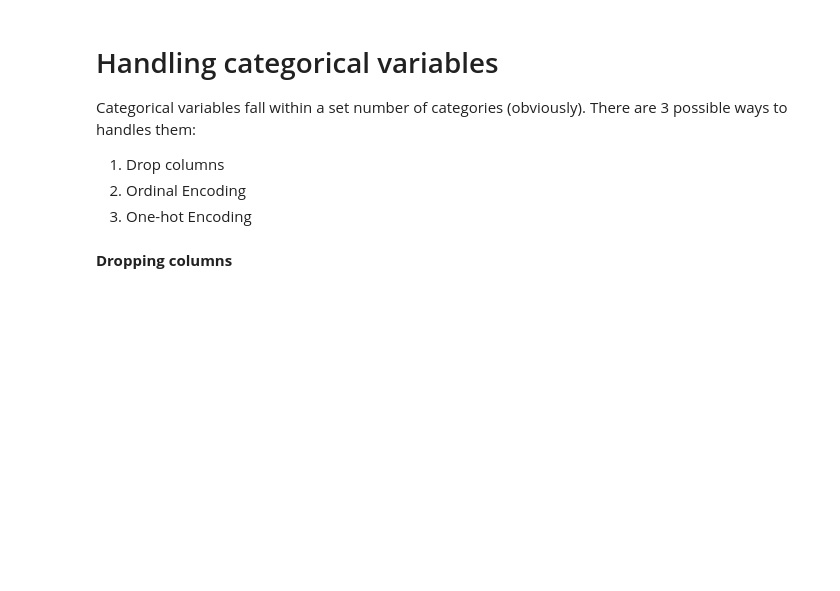
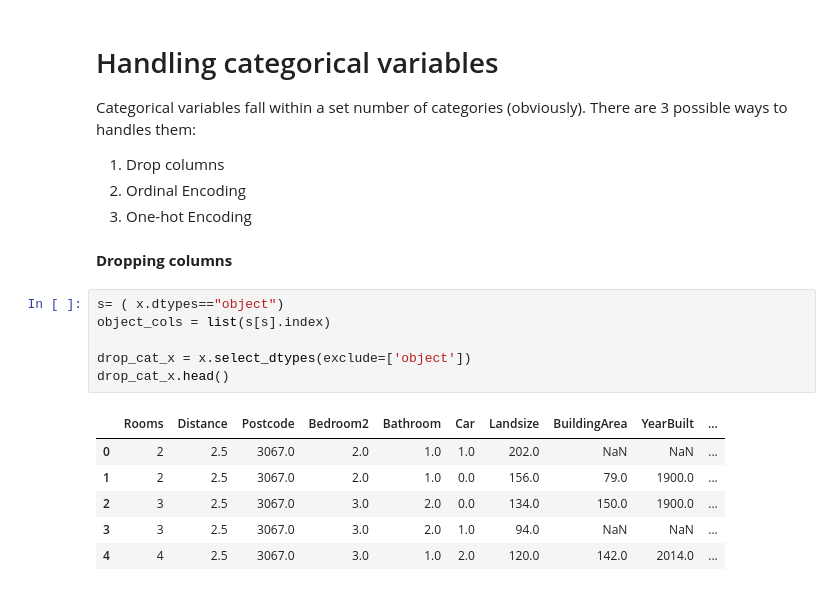
Before and after one commit to the-menna-sherif/Refreshing_ML_Muscle_Memory, a Jupyter notebook: learnersnotebook.ipynb, the cells around one changed output. Saved outputs shown, nothing was run; the diff lists cells and outputs as text; blank space fills up the shorter version.

```diff
--- a/learnersnotebook.ipynb
+++ b/learnersnotebook.ipynb
@@ -273,3 +273,16 @@ Categorical variables fall within a set number of categories (obviously). There
 3.   One-hot Encoding
 # %% [markdown]
 **Dropping columns**
+# %%
+s= ( x.dtypes=="object")
+object_cols = list(s[s].index)
+
+drop_cat_x = x.select_dtypes(exclude=['object'])
+drop_cat_x.head()
+# %% [output]
+|  | Rooms | Distance | Postcode | Bedroom2 | Bathroom | Car | Landsize | BuildingArea | YearBuilt | ... |
+| 0 | 2 | 2.5 | 3067.0 | 2.0 | 1.0 | 1.0 | 202.0 | NaN | NaN | ... |
+| 1 | 2 | 2.5 | 3067.0 | 2.0 | 1.0 | 0.0 | 156.0 | 79.0 | 1900.0 | ... |
+| 2 | 3 | 2.5 | 3067.0 | 3.0 | 2.0 | 0.0 | 134.0 | 150.0 | 1900.0 | ... |
+| 3 | 3 | 2.5 | 3067.0 | 3.0 | 2.0 | 1.0 | 94.0 | NaN | NaN | ... |
+| 4 | 4 | 2.5 | 3067.0 | 3.0 | 1.0 | 2.0 | 120.0 | 142.0 | 2014.0 | ... |
```
Also changed, not shown: parts of 4 cells of this notebook.
